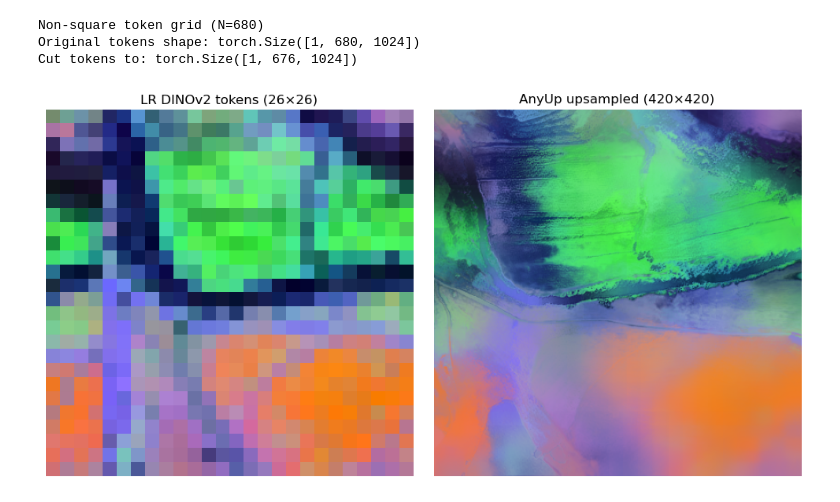
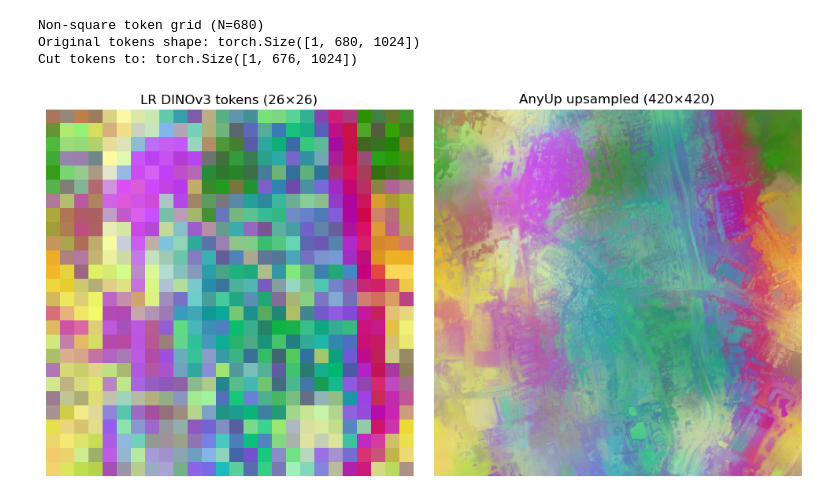
Before and after one commit to GIS-Remote-Sensing-Goettingen/SegEdge, a Jupyter notebook: notebooks/Upscaler/Image Upscaler.ipynb, the cells around one changed output. Cells and saved outputs as stored; diff of their text form; code cells hidden in the pictures.

```diff
--- a/notebooks/Upscaler/Image Upscaler.ipynb
+++ b/notebooks/Upscaler/Image Upscaler.ipynb
@@ -98,7 +98,7 @@ from transformers import AutoImageProcessor, Dinov2Model
 
 device = "cuda" if torch.cuda.is_available() else "cpu"
 
-img = Image.open("/home/mak/Downloads/super_small_sa.jpg").convert("RGB")
+img = Image.open("/home/mak/PycharmProjects/SegEdge/experiments/LDSR-S2/sr_image.png").convert("RGB")
 # %%
 from transformers import AutoModel
 
@@ -151,7 +151,7 @@ Cut tokens to: torch.Size([1, 676, 1024])
 upsampler = torch.hub.load("wimmerth/anyup", "anyup", verbose=False).to(device).eval()
 with torch.no_grad():
     # q_chunk_size can reduce memory if needed
-    hr_features = upsampler(hr_image, lr_features, q_chunk_size=128)
+    hr_features = upsampler(hr_image, lr_features, q_chunk_size=256)
 # %%
 
 # 4) Joint PCA
@@ -163,32 +163,32 @@ with torch.no_grad():
     mean = all_feats.mean(dim=0, keepdim=True)
     X = all_feats - mean
 
     U, S, Vh = torch.linalg.svd(X, full_matrices=False)
     pcs = Vh[:3].T
 
     proj_all = X @ pcs
 
     # Split back and min-max normalize jointly for consistent coloring
     n_lr = h * w
     proj_lr = proj_all[:n_lr].reshape(h, w, 3)
     proj_hr = proj_all[n_lr:].reshape(img_size, img_size, 3)
 
     cmin = proj_all.min(dim=0).values
     cmax = proj_all.max(dim=0).values
     crng = (cmax - cmin).clamp(min=1e-6)
 
     lr_rgb = ((proj_lr - cmin) / crng).cpu().numpy()
     hr_rgb = ((proj_hr - cmin) / crng).cpu().numpy()
 
     # 5) Plot
     fig, axs = plt.subplots(1, 2, figsize=(10, 5))
     axs[0].imshow(lr_rgb)
-    axs[0].set_title(f"LR DINOv2 tokens ({h}×{w})")
+    axs[0].set_title(f"LR DINOv3 tokens ({h}×{w})")
     axs[0].axis("off")
     axs[1].imshow(hr_rgb)
     axs[1].set_title(f"AnyUp upsampled ({img_size}×{img_size})")
     axs[1].axis("off")
     plt.tight_layout()
     plt.show()
 # %% [output]
-[figure, old version]
+[figure, new version]
```
Also changed, not shown: 1 other file.
